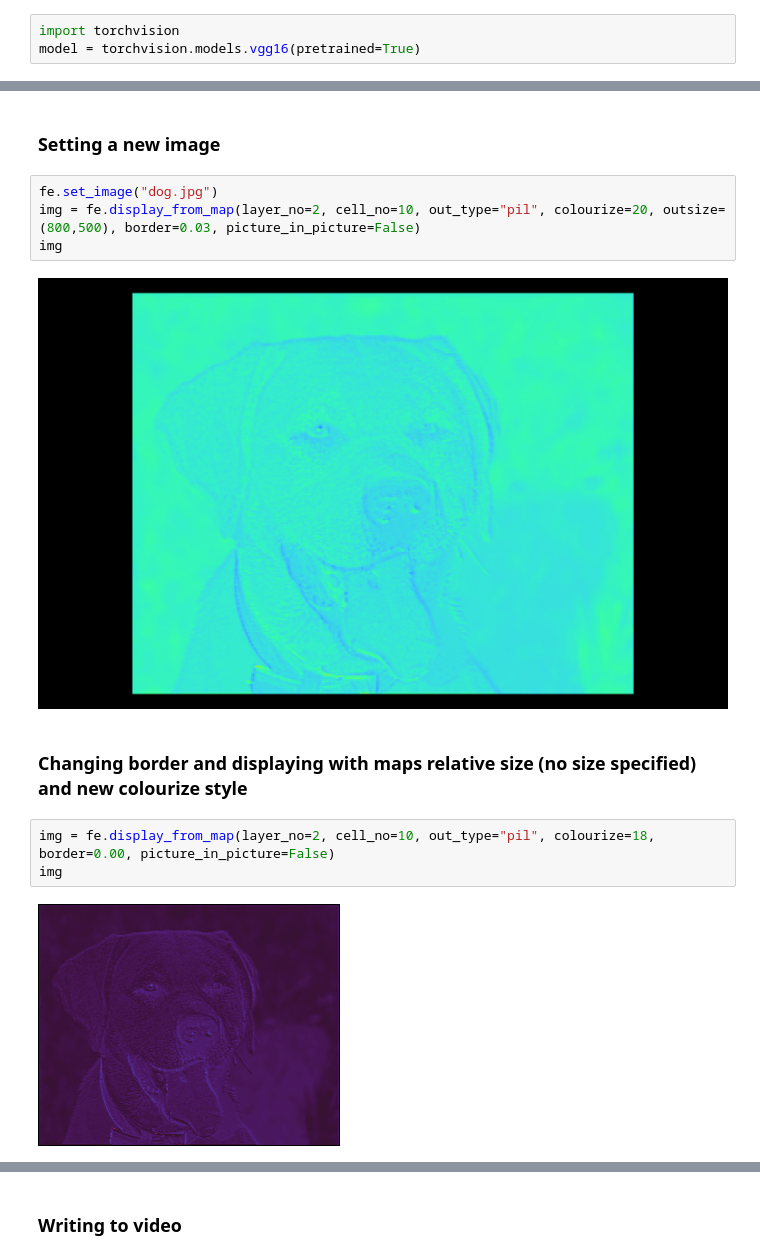
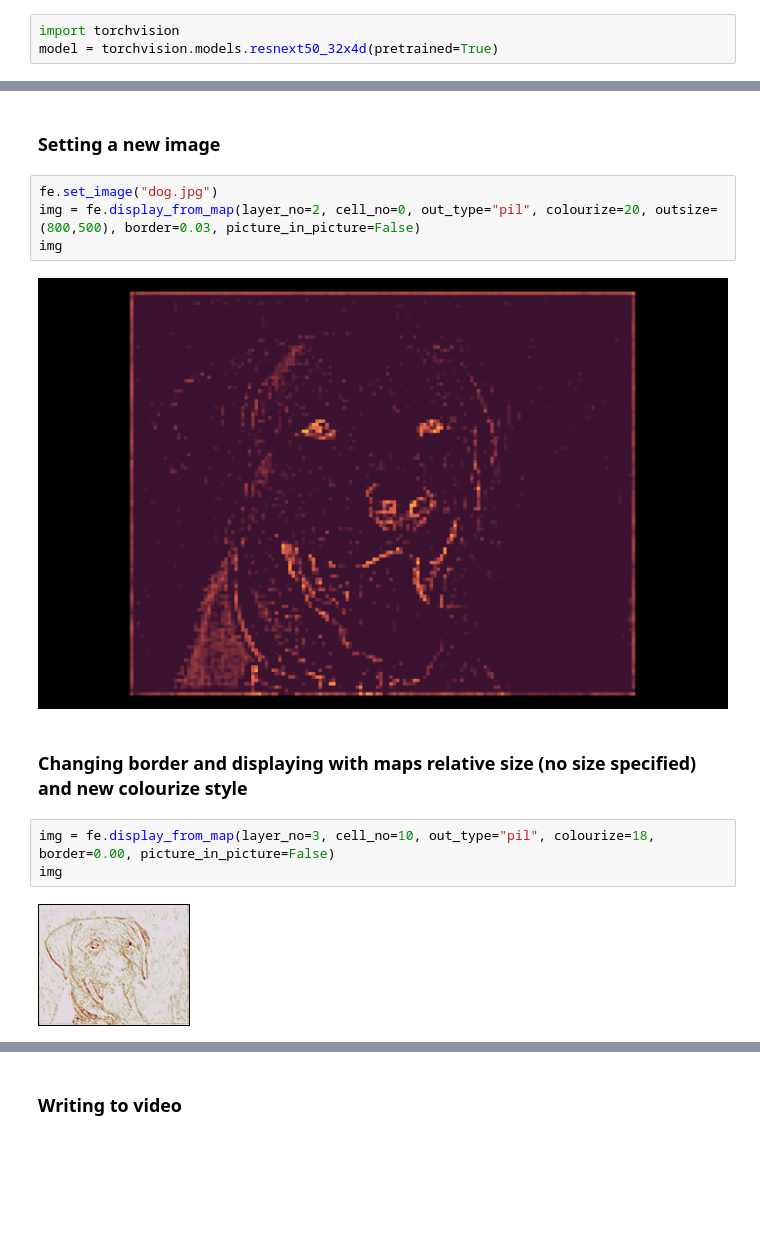
Before and after one commit to arched-dev/mapextrackt, a Jupyter notebook: examples/examples.ipynb, the cells around one changed output, grey strips where cells are left out. Saved outputs shown, nothing was run; the diff lists cells and outputs as text; blank space fills up the shorter version.

```diff
--- a/examples/examples.ipynb
+++ b/examples/examples.ipynb
@@ -4,7 +4,7 @@
 > First import your model
 # %%
 import torchvision
-model = torchvision.models.vgg16(pretrained=True)
+model = torchvision.models.resnext50_32x4d(pretrained=True)
 # %% [markdown]
 > Import MapExtract's Feature Extractor
 # %%
@@ -59,15 +67,15 @@ img
 ### Setting a new image
 # %%
 fe.set_image("dog.jpg")
-img = fe.display_from_map(layer_no=2, cell_no=10, out_type="pil", colourize=20, outsize=(800,500), border=0.03, picture_in_picture=False)
+img = fe.display_from_map(layer_no=2, cell_no=0, out_type="pil", colourize=20, outsize=(800,500), border=0.03, picture_in_picture=False)
 img
 # %% [output]
-[figure, old version]
+[figure, new version]
 # %% [markdown]
 ### Changing border and displaying with maps relative size (no size specified) and new colourize style
 # %%
-img = fe.display_from_map(layer_no=2, cell_no=10, out_type="pil", colourize=18, border=0.00, picture_in_picture=False)
+img = fe.display_from_map(layer_no=3, cell_no=10, out_type="pil", colourize=18, border=0.00, picture_in_picture=False)
 img
 # %% [output]
-[figure, old version]
+[figure, new version]
 # %%
```
Also changed, not shown: parts of 16 cells of this notebook, 4 other files.
